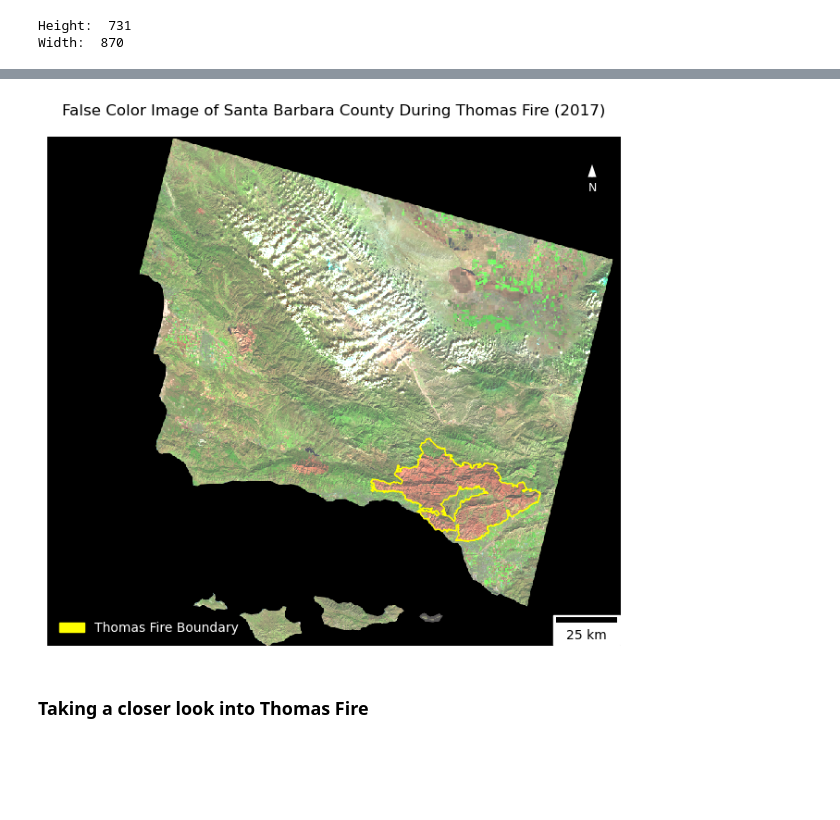
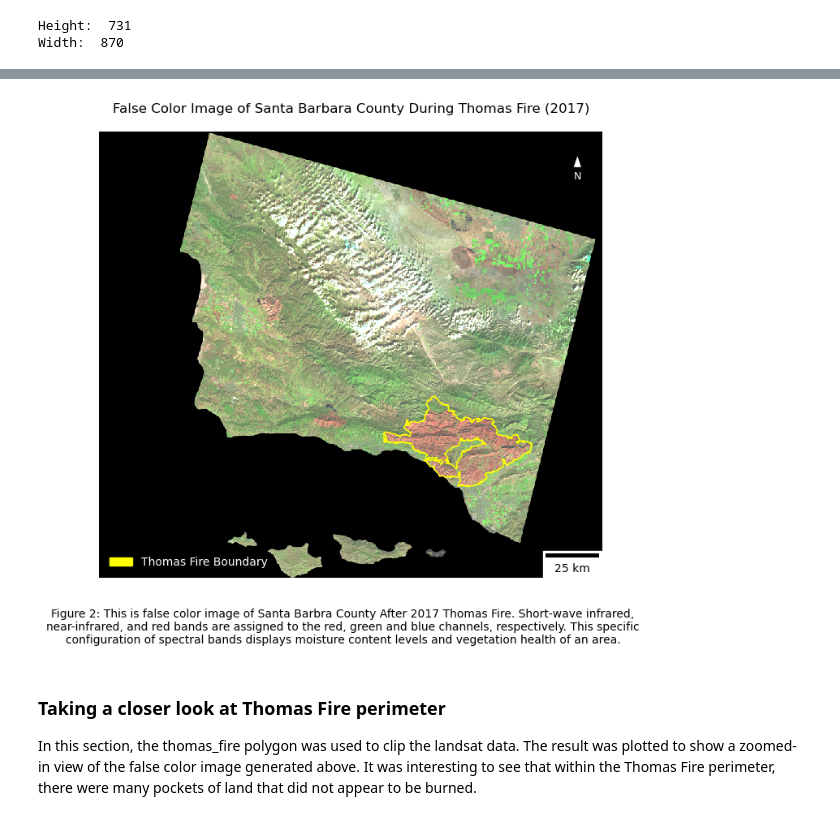
Before and after one commit to katleyq/eds220-hwk4, a Jupyter notebook: hwk4-task2-false-color-LE.ipynb, the cells around one changed output, grey strips where cells are left out. Drawn from its saved outputs; the diff is of its cells as text; code cells hidden in the pictures; blank space fills up the shorter version.

```diff
--- a/hwk4-task2-false-color-LE.ipynb
+++ b/hwk4-task2-false-color-LE.ipynb
@@ -160,41 +240,53 @@ Text(0.95, 0.9, 'N')
 # %%
+# Initialize a new plot with correct aspect ratio
 fig, ax = plt.subplots(figsize = (8, 6*landsat_aspect_ratio))
 
+# Remove axes
 ax.axis('off')
 
+# Overlay thomas_fire polygon
 thomas_fire.plot(ax = ax,
                  color = 'none',
                 edgecolor = 'yellow',
                 linewidth = 1)
 
+# Plot shortwave infrared, near infrared, and red bands of landsat data to RGB channels respectively
 landsat[['swir22', 'nir08', 'red']].to_array().plot.imshow(ax = ax,
                                                            robust = True)
-
+# Add title
 ax.set_title('False Color Image of Santa Barbara County During Thomas Fire (2017)')
 
+# Create scalebar
 scalebar = ScaleBar(1,  # Scale in units per pixel
                     units='m',  # Set units to meters
                     location='lower right',
                     scale_loc='bottom')
 
 # Add scalebar created above to plot
 ax.add_artist(scalebar)
 
+# Create legend for Thomas Fire Boundary
 ax.legend(handles = [mpatches.Patch(color='yellow',
                           label='Thomas Fire Boundary')],
           loc = "lower left",
           labelcolor = "white",
           frameon=False)
 
 # Add a north arrow
 ax.annotate('N', xy=(0.95, 0.95), xytext=(0.95, 0.9),
             arrowprops=dict(facecolor='white', width=1, headwidth=8),
             ha='center', va='center', fontsize=9, color='white',
             xycoords='axes fraction')
 
+# Add figure description
+plt.figtext(0.5, 0, "Figure 2: This is false color image of Santa Barbra County After 2017 Thomas Fire. Short-wave infrared, near-infrared, and red bands are assigned to the red, green and blue channels, respectively. This specific configuration of spectral bands displays moisture content levels and vegetation health of an area.", wrap=True, horizontalalignment='center', fontsize=10)
+
+
 plt.show()
 # %% [output]
-[figure, old version]
+[figure, new version]
 # %% [markdown]
-### Taking a closer look into Thomas Fire
+### Taking a closer look at Thomas Fire perimeter
+
+In this section, the thomas_fire polygon was used to clip the landsat data. The result was plotted to show a zoomed-in view of the false color image generated above. It was interesting to see that within the Thomas Fire perimeter, there were many pockets of land that did not appear to be burned.
 # %%
```
Also changed, not shown: parts of 22 cells of this notebook, 2 other files.
